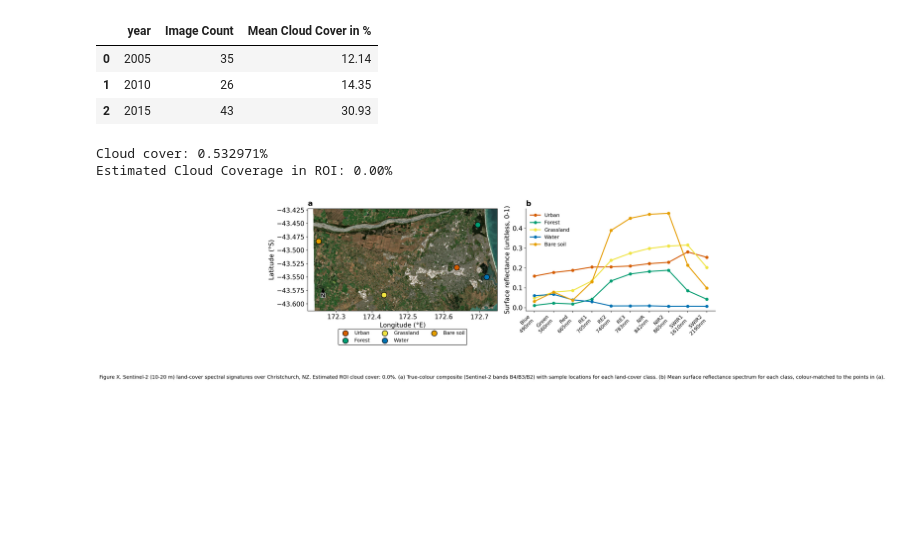
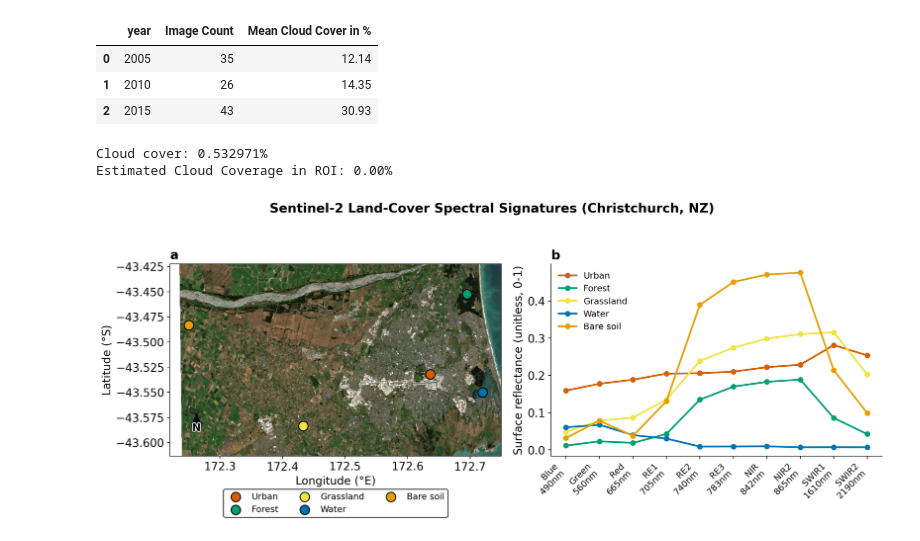
Before and after one commit to MusicalManiac/SatelliteDataAI-UOA, a Jupyter notebook: Lab1_answers.ipynb, the cells around one changed output. Drawn from its saved outputs; the diff is of its cells as text; code cells hidden in the pictures; blank space fills up the shorter version.

Commit message:
Updated answer 8 code

```diff
--- a/Lab1_answers.ipynb
+++ b/Lab1_answers.ipynb
@@ -54,7 +54,7 @@ cloud_table
 | 1 | 2010 | 26 | 14.35 |
 | 2 | 2015 | 43 | 30.93 |
 # %%
-#Code for Question 8
+#Answer to question 8
 import matplotlib.pyplot as plt
 import matplotlib.image as mpimg
 import matplotlib.patheffects as pe
@@ -212,38 +212,38 @@ ax_map.annotate(
     'N', xy=(arrow_x, arrow_y_tip), xytext=(arrow_x, arrow_y_base),
     arrowprops=dict(facecolor='black', edgecolor='black', width=3, headwidth=10),
     ha='center', va='bottom', fontsize=13, fontweight='bold', color='black',
     path_effects=[pe.withStroke(linewidth=2, foreground='white')]
 )
 
 # Right panel - Spectral signatures
 for name, spectrum in signatures.items():
     ax_spec.plot(band_labels, spectrum, marker='o', linewidth=2.2,
                  color=colors[name], label=name)
 
 ax_spec.set_title('b', loc='left', fontsize=16, fontweight='bold')
 ax_spec.set_ylabel('Surface reflectance (unitless, 0-1)')
 ax_spec.set_xticks(range(len(band_labels)))
 ax_spec.set_xticklabels(band_labels, rotation=45, ha='right', fontsize=11)
 ax_spec.spines['top'].set_visible(False)
 ax_spec.spines['right'].set_visible(False)
 ax_spec.legend(fontsize=11, frameon=False)
 
+# Clean, distinct main title (no paragraph text)
 fig.suptitle(
-    f'Figure X. Sentinel-2 (10-20 m) land-cover spectral signatures over Christchurch, NZ. '
-    f'Estimated ROI cloud cover: {cloud_coverage_pct:.1f}%. (a) True-colour composite (Sentinel-2 bands '
-    f'B4/B3/B2) with sample locations for each land-cover class. (b) Mean surface reflectance '
-    f'spectrum for each class, colour-matched to the points in (a).',
-    fontsize=11, y=0.02
+    'Sentinel-2 Land-Cover Spectral Signatures (Christchurch, NZ)',
+    fontsize=16,
+    fontweight='bold',
+    y=0.98
 )
 
-# Extra bottom padding to account for the new legend position
-plt.tight_layout(rect=[0, 0.10, 1, 1])
+
+plt.tight_layout(rect=[0, 0, 1, 0.95])
 
 # Export both a raster preview (PNG, 300dpi min per guide) and a vector copy (PDF, editable text)
 plt.savefig('christchurch_spectral_signatures.png', dpi=300, bbox_inches='tight')
 plt.savefig('christchurch_spectral_signatures.pdf', bbox_inches='tight')
 plt.show()
 # %% [output]
 Cloud cover: 0.532971%
 Estimated Cloud Coverage in ROI: 0.00%
-[figure, old version]
+[figure, new version]
```
